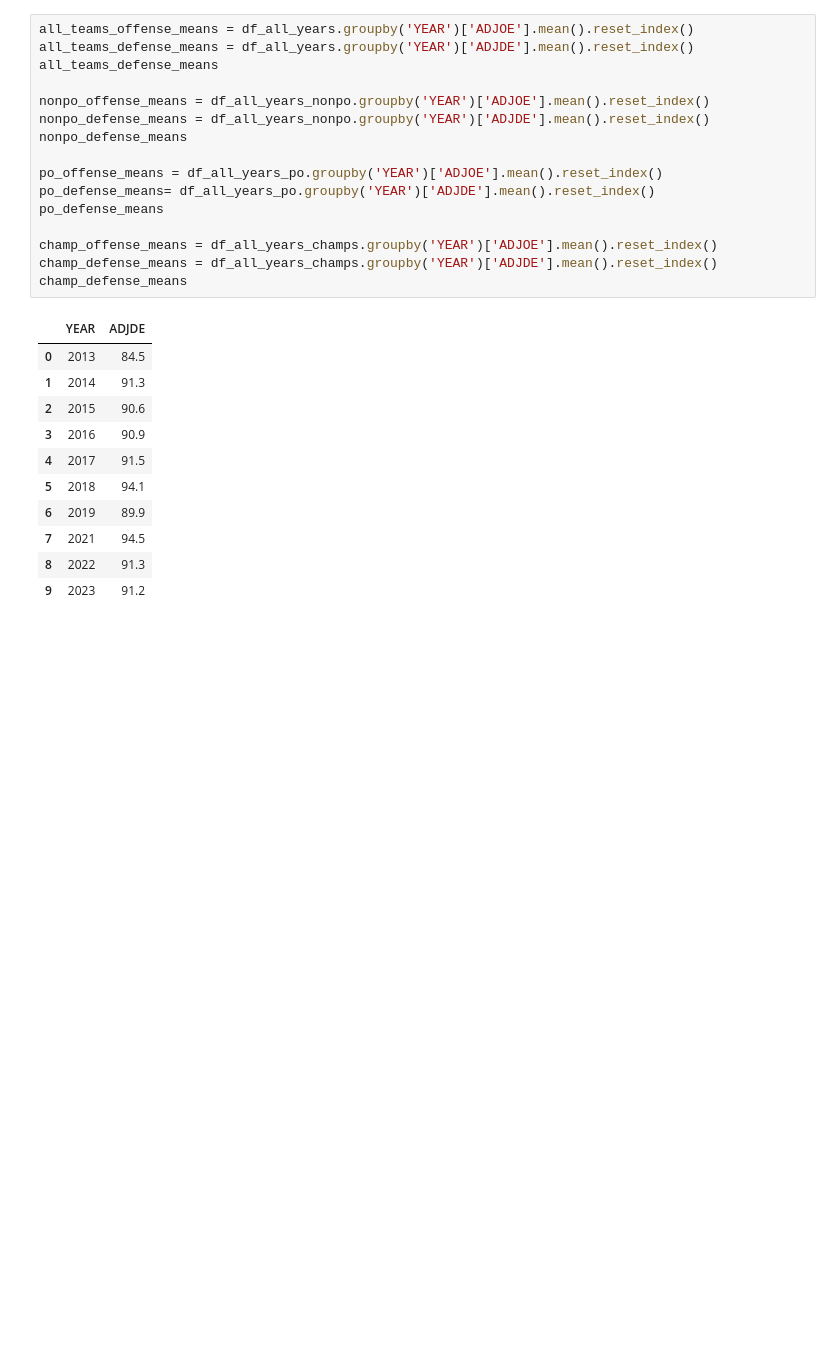
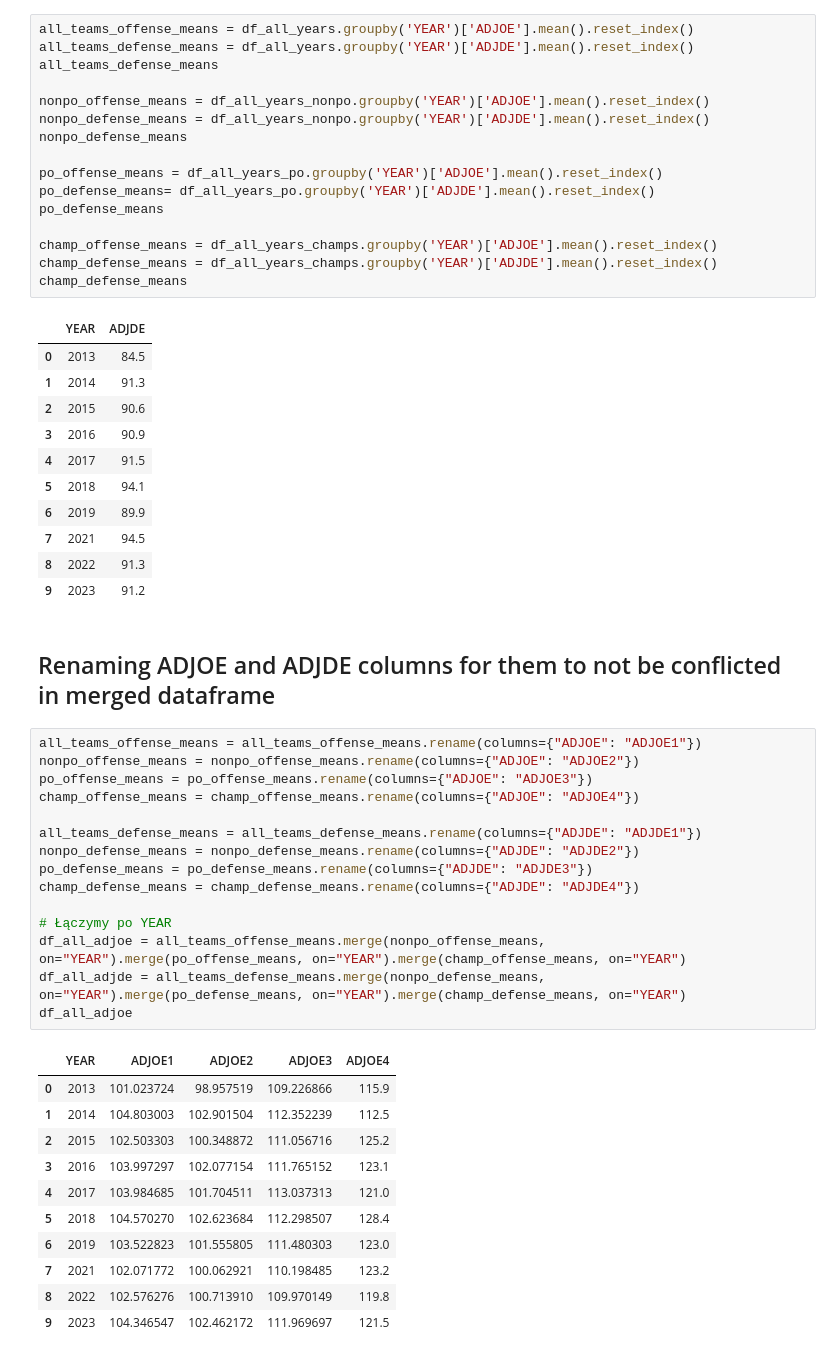
Before and after one commit to ogSikma/Data_Project.College_Basketball, a Jupyter notebook: 4_Offense_Defense.ipynb, the cells around one changed output. Cells and saved outputs as stored; diff of their text form; blank space fills up the shorter version.

```diff
--- a/4_Offense_Defense.ipynb
+++ b/4_Offense_Defense.ipynb
@@ -130,3 +134,32 @@ champ_defense_means
 | 7 | 2021 | 94.5 |
 | 8 | 2022 | 91.3 |
 | 9 | 2023 | 91.2 |
+# %% [markdown]
+## Renaming ADJOE and ADJDE columns for them to not be conflicted in merged dataframe
+# %%
+all_teams_offense_means = all_teams_offense_means.rename(columns={"ADJOE": "ADJOE1"})
+nonpo_offense_means = nonpo_offense_means.rename(columns={"ADJOE": "ADJOE2"})
+po_offense_means = po_offense_means.rename(columns={"ADJOE": "ADJOE3"})
+champ_offense_means = champ_offense_means.rename(columns={"ADJOE": "ADJOE4"})
+
+all_teams_defense_means = all_teams_defense_means.rename(columns={"ADJDE": "ADJDE1"})
+nonpo_defense_means = nonpo_defense_means.rename(columns={"ADJDE": "ADJDE2"})
+po_defense_means = po_defense_means.rename(columns={"ADJDE": "ADJDE3"})
+champ_defense_means = champ_defense_means.rename(columns={"ADJDE": "ADJDE4"})
+
+# Łączymy po YEAR
+df_all_adjoe = all_teams_offense_means.merge(nonpo_offense_means, on="YEAR").merge(po_offense_means, on="YEAR").merge(champ_offense_means, on="YEAR")
+df_all_adjde = all_teams_defense_means.merge(nonpo_defense_means, on="YEAR").merge(po_defense_means, on="YEAR").merge(champ_defense_means, on="YEAR")
+df_all_adjoe
+# %% [output]
+|  | YEAR | ADJOE1 | ADJOE2 | ADJOE3 | ADJOE4 |
+| 0 | 2013 | 101.023724 | 98.957519 | 109.226866 | 115.9 |
+| 1 | 2014 | 104.803003 | 102.901504 | 112.352239 | 112.5 |
+| 2 | 2015 | 102.503303 | 100.348872 | 111.056716 | 125.2 |
+| 3 | 2016 | 103.997297 | 102.077154 | 111.765152 | 123.1 |
+| 4 | 2017 | 103.984685 | 101.704511 | 113.037313 | 121.0 |
+| 5 | 2018 | 104.570270 | 102.623684 | 112.298507 | 128.4 |
+| 6 | 2019 | 103.522823 | 101.555805 | 111.480303 | 123.0 |
+| 7 | 2021 | 102.071772 | 100.062921 | 110.198485 | 123.2 |
+| 8 | 2022 | 102.576276 | 100.713910 | 109.970149 | 119.8 |
+| 9 | 2023 | 104.346547 | 102.462172 | 111.969697 | 121.5 |
```
Also changed, not shown: parts of 7 cells of this notebook, 3 other files.
